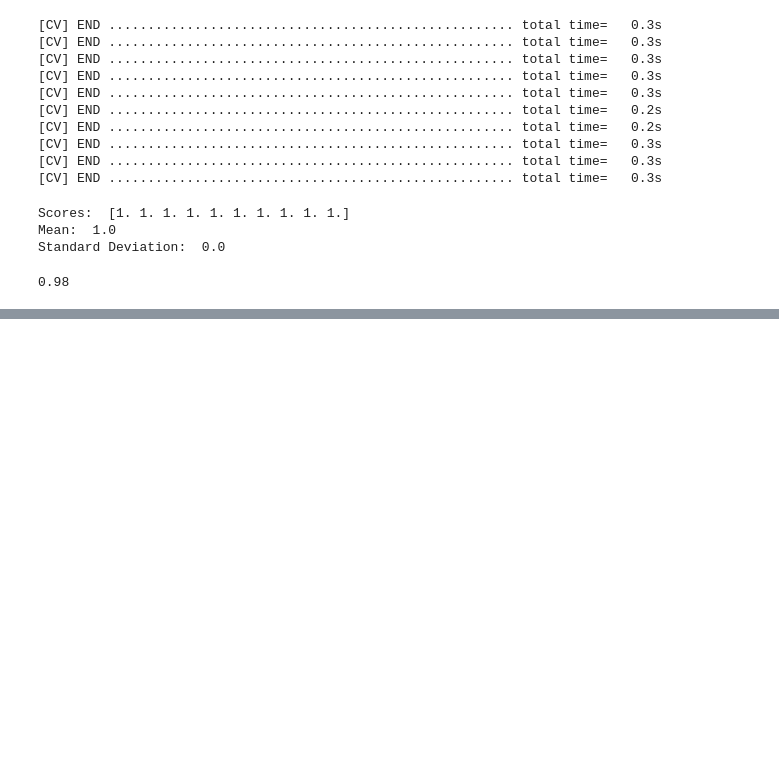
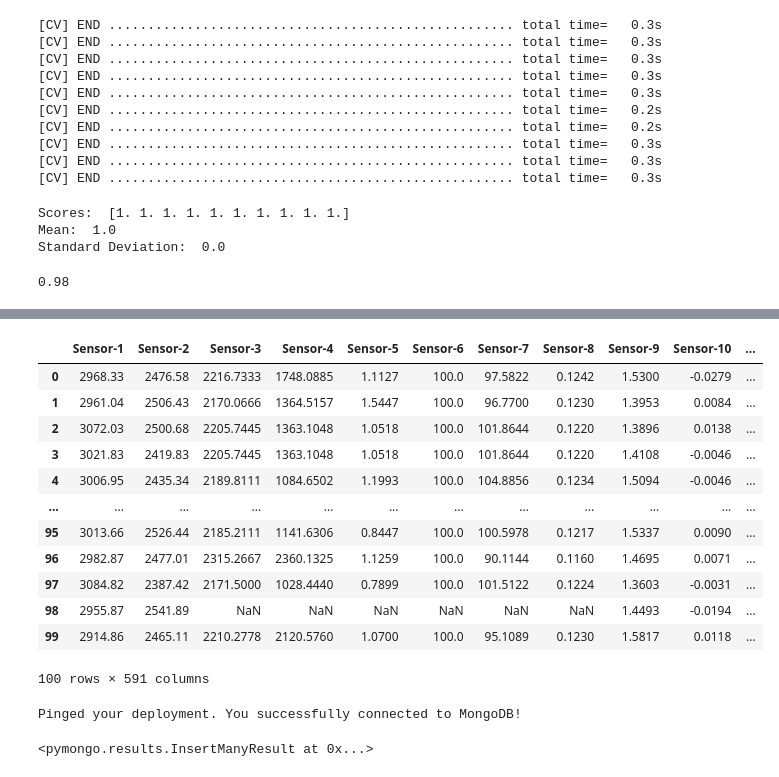
Before and after one commit to abid55570/wafers_fault_detection, a Jupyter notebook: notebooks/Exploratory_Analysis.ipynb, the cells around one changed output, grey strips where cells are left out. Cells and saved outputs as stored; diff of their text form; code cells hidden in the pictures; blank space fills up the shorter version.

```diff
--- a/notebooks/Exploratory_Analysis.ipynb
+++ b/notebooks/Exploratory_Analysis.ipynb
@@ -687,0 +733,35 @@ random_clf_auc
+# %%
+df= df.drop("Unnamed: 0", axis=1)
+# %%
+df
+# %% [output]
+|  | Sensor-1 | Sensor-2 | Sensor-3 | Sensor-4 | Sensor-5 | Sensor-6 | Sensor-7 | Sensor-8 | Sensor-9 | Sensor-10 | ... |
+| 0 | 2968.33 | 2476.58 | 2216.7333 | 1748.0885 | 1.1127 | 100.0 | 97.5822 | 0.1242 | 1.5300 | -0.0279 | ... |
+| 1 | 2961.04 | 2506.43 | 2170.0666 | 1364.5157 | 1.5447 | 100.0 | 96.7700 | 0.1230 | 1.3953 | 0.0084 | ... |
+| 2 | 3072.03 | 2500.68 | 2205.7445 | 1363.1048 | 1.0518 | 100.0 | 101.8644 | 0.1220 | 1.3896 | 0.0138 | ... |
+| 3 | 3021.83 | 2419.83 | 2205.7445 | 1363.1048 | 1.0518 | 100.0 | 101.8644 | 0.1220 | 1.4108 | -0.0046 | ... |
+| 4 | 3006.95 | 2435.34 | 2189.8111 | 1084.6502 | 1.1993 | 100.0 | 104.8856 | 0.1234 | 1.5094 | -0.0046 | ... |
+| ... | ... | ... | ... | ... | ... | ... | ... | ... | ... | ... | ... |
+| 95 | 3013.66 | 2526.44 | 2185.2111 | 1141.6306 | 0.8447 | 100.0 | 100.5978 | 0.1217 | 1.5337 | 0.0090 | ... |
+| 96 | 2982.87 | 2477.01 | 2315.2667 | 2360.1325 | 1.1259 | 100.0 | 90.1144 | 0.1160 | 1.4695 | 0.0071 | ... |
+| 97 | 3084.82 | 2387.42 | 2171.5000 | 1028.4440 | 0.7899 | 100.0 | 101.5122 | 0.1224 | 1.3603 | -0.0031 | ... |
+| 98 | 2955.87 | 2541.89 | NaN | NaN | NaN | NaN | NaN | NaN | 1.4493 | -0.0194 | ... |
+| 99 | 2914.86 | 2465.11 | 2210.2778 | 2120.5760 | 1.0700 | 100.0 | 95.1089 | 0.1230 | 1.5817 | 0.0118 | ... |
+100 rows × 591 columns
+# %%
+
+from pymongo.mongo_client import MongoClient
+
+uri = "mongodb+srv://new_user01:user1234@cluster-wafer.qnalkgy.mongodb.net/?retryWrites=true&w=majority&appName=Cluster-wafer"
+
+# Create a new client and connect to the server
+client = MongoClient(uri)
+
+# Send a ping to confirm a successful connection
+try:
+    client.admin.command('ping')
+    print("Pinged your deployment. You successfully connected to MongoDB!")
+except Exception as e:
+    print(e)
+# %% [output]
+Pinged your deployment. You successfully connected to MongoDB!
@@ -687,0 +771,6 @@ random_clf_auc
+# %%
+
+#now dump the data into the database
+client[DATABASE_NAME][COLLECTION_NAME].insert_many(json_record)
+# %% [output]
+<pymongo.results.InsertManyResult at 0x...>
```
Also changed, not shown: parts of 8 cells of this notebook, 12 other files.
